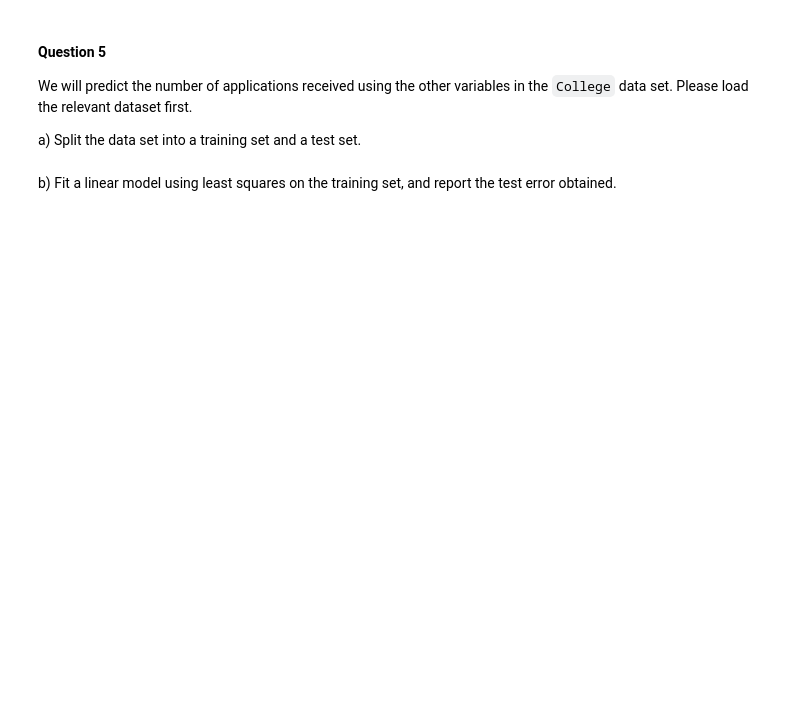
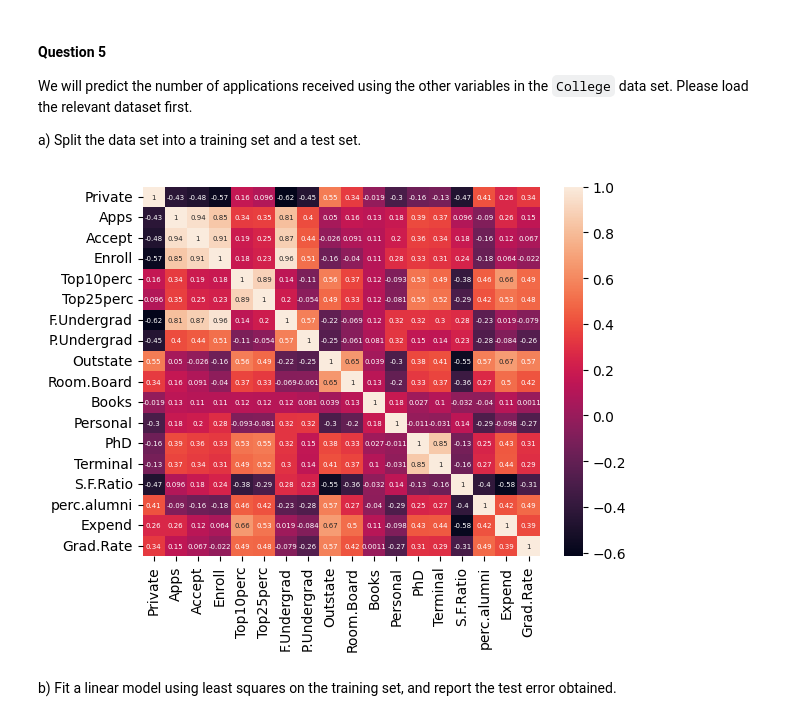
Before and after one commit to christian-ortmann/INFO521, a Jupyter notebook: ortmann_hw5_521.ipynb, the cells around one changed output. Drawn from its saved outputs; the diff is of its cells as text; code cells hidden in the pictures; blank space fills up the shorter version.

```diff
--- a/ortmann_hw5_521.ipynb
+++ b/ortmann_hw5_521.ipynb
@@ -190,8 +400,22 @@ We will predict the number of applications received using the other variables in
   a) Split the data set into a training set and a test set.
 # %%
 # BEGIN SOLUTION
+from sklearn.model_selection import train_test_split as tts
+
+college = pd.read_csv('/Users/cortmann/Desktop/521 - Machine Learning/INFO521/521Data/College.csv')#load data
+college = college.rename(columns = {'Unnamed: 0':'College'})
+college['Private'] = college['Private'].map({"Yes": 1, "No": 0}) #regular label encoding if the college is private
+
+corrData = college.drop(columns = ['College'])
+sns.heatmap(corrData.corr(), annot=True, annot_kws={'fontsize':5}) #compute the correlations and plot in at the same time, make font smaller for visualization
+
+college = college.drop(columns = ['College'])
+x_train, x_test, y_train, y_test = tts(college, college['Apps'], test_size=0.20, random_state=12)
+
 
 # END SOLUTION
+# %% [output]
+[figure, added]
 # %% [markdown]
   b) Fit a linear model using least squares on the training set, and report the test error obtained.
 # %%
```
Also changed, not shown: parts of 11 cells of this notebook.
